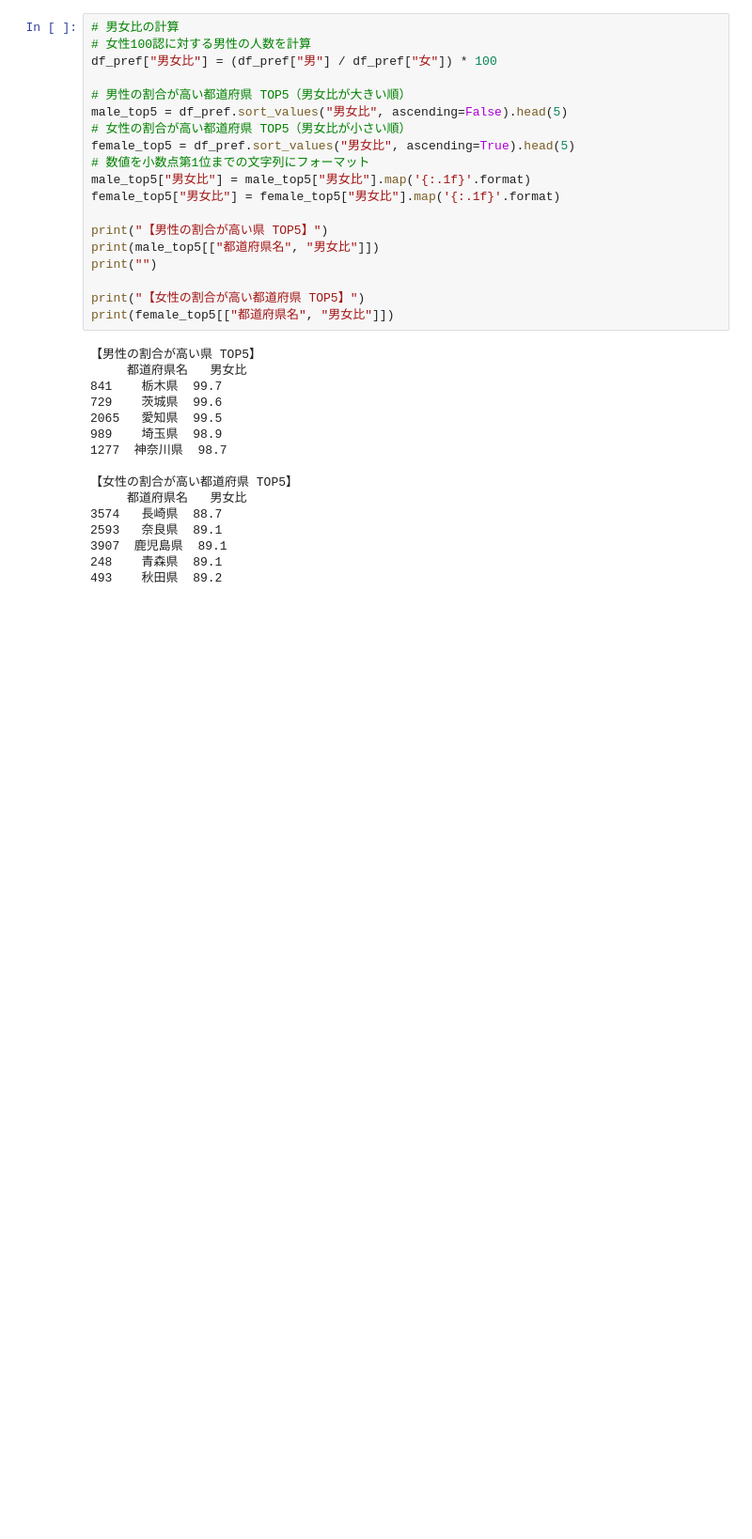
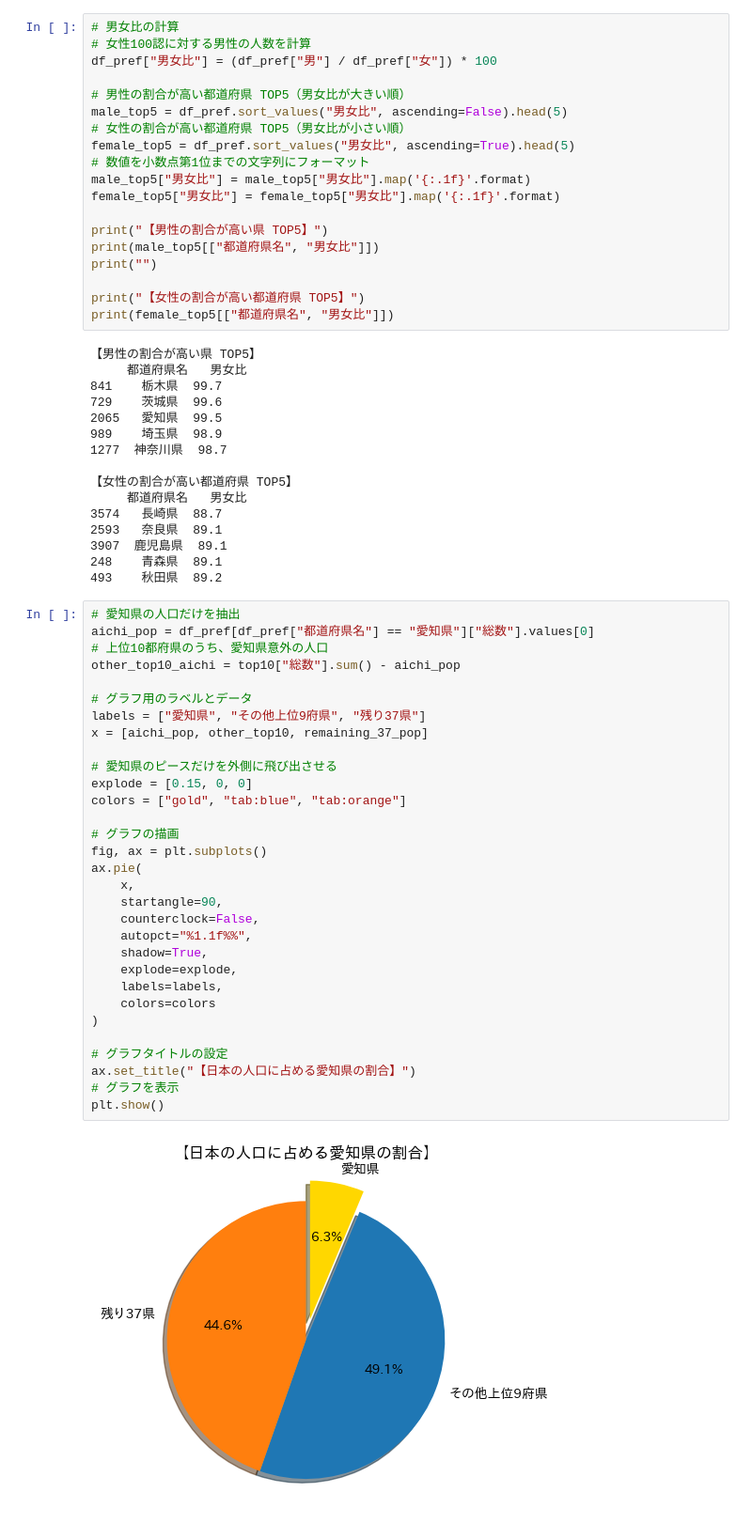
Before and after one commit to k6jf8wfhxh-ux/estat-population-analysis, a Jupyter notebook: analysis.ipynb, the cells around one changed output. Shown at 94% size. Saved outputs shown, nothing was run; the diff lists cells and outputs as text; blank space fills up the shorter version.

```diff
--- a/analysis.ipynb
+++ b/analysis.ipynb
@@ -204,3 +204,36 @@ print(female_top5[["都道府県名", "男女比"]])
 3907  鹿児島県  89.1
 248    青森県  89.1
 493    秋田県  89.2
+# %%
+# 愛知県の人口だけを抽出
+aichi_pop = df_pref[df_pref["都道府県名"] == "愛知県"]["総数"].values[0]
+# 上位10都府県のうち、愛知県意外の人口
+other_top10_aichi = top10["総数"].sum() - aichi_pop
+
+# グラフ用のラベルとデータ
+labels = ["愛知県", "その他上位9府県", "残り37県"]
+x = [aichi_pop, other_top10, remaining_37_pop]
+
+# 愛知県のピースだけを外側に飛び出させる
+explode = [0.15, 0, 0]
+colors = ["gold", "tab:blue", "tab:orange"]
+
+# グラフの描画
+fig, ax = plt.subplots()
+ax.pie(
+    x,
+    startangle=90,
+    counterclock=False,
+    autopct="%1.1f%%",
+    shadow=True,
+    explode=explode,
+    labels=labels,
+    colors=colors
+)
+
+# グラフタイトルの設定
+ax.set_title("【日本の人口に占める愛知県の割合】")
+# グラフを表示
+plt.show()
+# %% [output]
+[figure, added]
```
Also changed, not shown: parts of 1 cell of this notebook.
